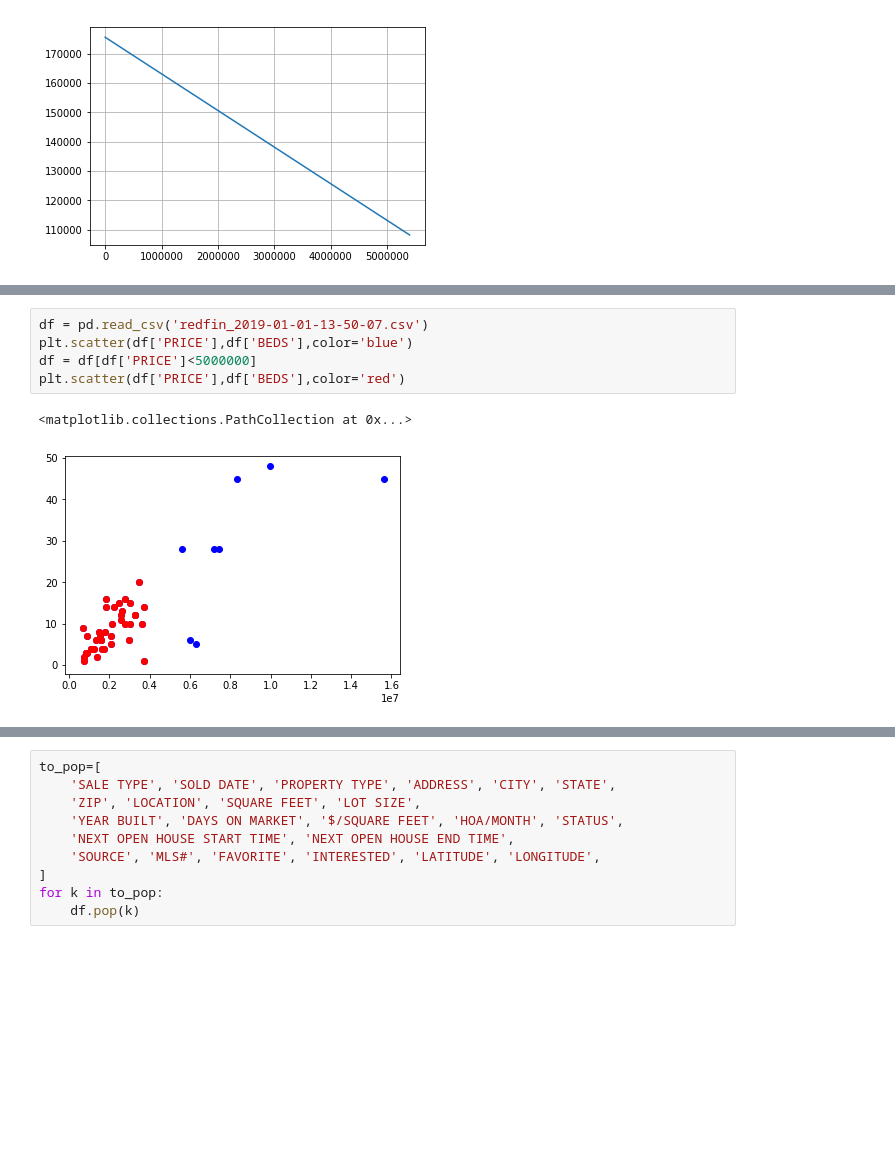
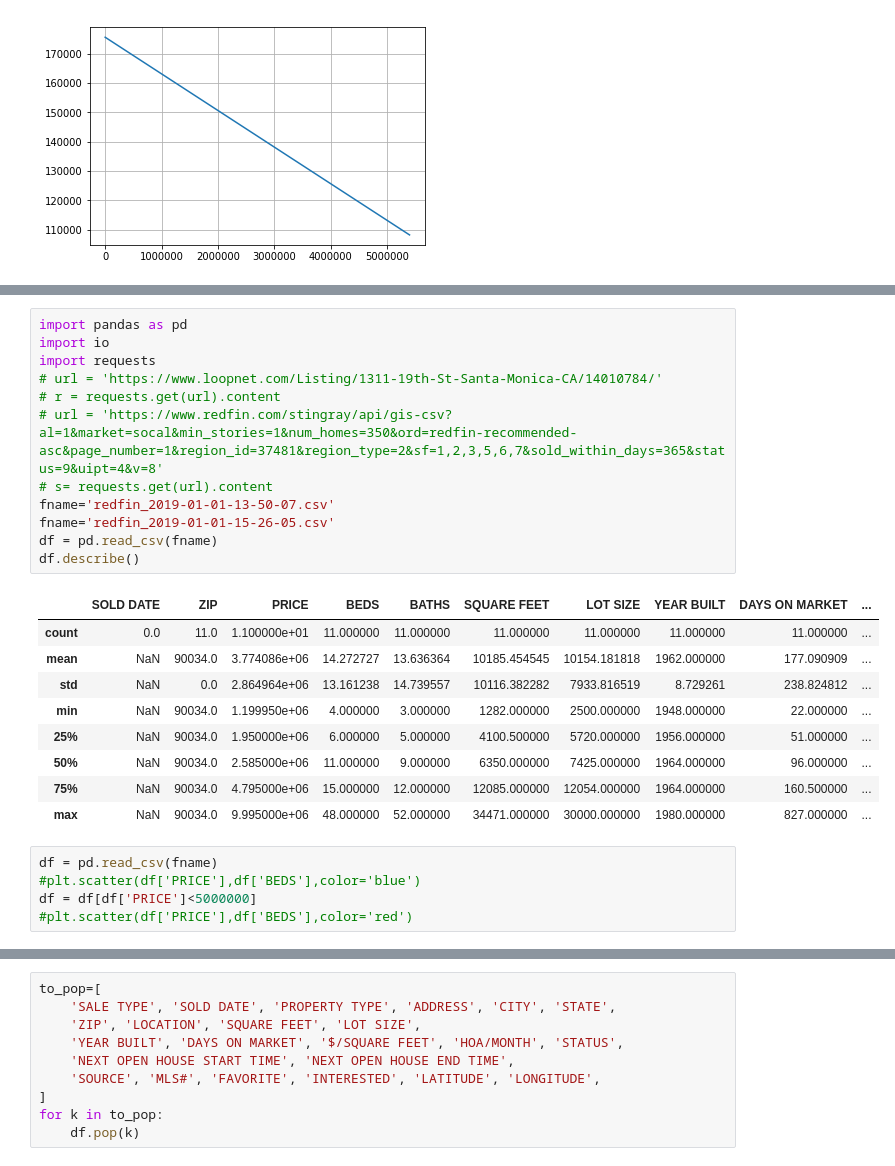
Before and after one commit to pangyuteng/property-investment-misc, a Jupyter notebook: sandbox/calculator.ipynb, the cells around one changed output, grey strips where cells are left out. Cells and saved outputs as stored; diff of their text form; blank space fills up the shorter version.

```diff
--- a/sandbox/calculator.ipynb
+++ b/sandbox/calculator.ipynb
@@ -82,11 +64,30 @@ df.describe()
+# %%
+import pandas as pd
+import io
+import requests
+# url = 'https://www.loopnet.com/Listing/1311-19th-St-Santa-Monica-CA/14010784/'
+# r = requests.get(url).content
+# url = 'https://www.redfin.com/stingray/api/gis-csv?al=1&market=socal&min_stories=1&num_homes=350&ord=redfin-recommended-asc&page_number=1&region_id=37481&region_type=2&sf=1,2,3,5,6,7&sold_within_days=365&status=9&uipt=4&v=8'
+# s= requests.get(url).content
+fname='redfin_2019-01-01-13-50-07.csv'
+fname='redfin_2019-01-01-15-26-05.csv'
+df = pd.read_csv(fname)
+df.describe()
+# %% [output]
+|  | SOLD DATE | ZIP | PRICE | BEDS | BATHS | SQUARE FEET | LOT SIZE | YEAR BUILT | DAYS ON MARKET | ... |
+| count | 0.0 | 11.0 | 1.100000e+01 | 11.000000 | 11.000000 | 11.000000 | 11.000000 | 11.000000 | 11.000000 | ... |
+| mean | NaN | 90034.0 | 3.774086e+06 | 14.272727 | 13.636364 | 10185.454545 | 10154.181818 | 1962.000000 | 177.090909 | ... |
+| std | NaN | 0.0 | 2.864964e+06 | 13.161238 | 14.739557 | 10116.382282 | 7933.816519 | 8.729261 | 238.824812 | ... |
+| min | NaN | 90034.0 | 1.199950e+06 | 4.000000 | 3.000000 | 1282.000000 | 2500.000000 | 1948.000000 | 22.000000 | ... |
+| 25% | NaN | 90034.0 | 1.950000e+06 | 6.000000 | 5.000000 | 4100.500000 | 5720.000000 | 1956.000000 | 51.000000 | ... |
+| 50% | NaN | 90034.0 | 2.585000e+06 | 11.000000 | 9.000000 | 6350.000000 | 7425.000000 | 1964.000000 | 96.000000 | ... |
+| 75% | NaN | 90034.0 | 4.795000e+06 | 15.000000 | 12.000000 | 12085.000000 | 12054.000000 | 1964.000000 | 160.500000 | ... |
+| max | NaN | 90034.0 | 9.995000e+06 | 48.000000 | 52.000000 | 34471.000000 | 30000.000000 | 1980.000000 | 827.000000 | ... |
 # %%
-df = pd.read_csv('redfin_2019-01-01-13-50-07.csv')
-plt.scatter(df['PRICE'],df['BEDS'],color='blue')
+df = pd.read_csv(fname)
+#plt.scatter(df['PRICE'],df['BEDS'],color='blue')
 df = df[df['PRICE']<5000000]
-plt.scatter(df['PRICE'],df['BEDS'],color='red')
+#plt.scatter(df['PRICE'],df['BEDS'],color='red')
-# %% [output]
-<matplotlib.collections.PathCollection at 0x...>
-[figure, removed]
 # %%
 src='URL (SEE http://www.redfin.com/buy-a-home/comparative-market-analysis FOR INFO ON PRICING)'
 tgt='URL'
```
Also changed, not shown: parts of 7 cells of this notebook, 2 other files.
